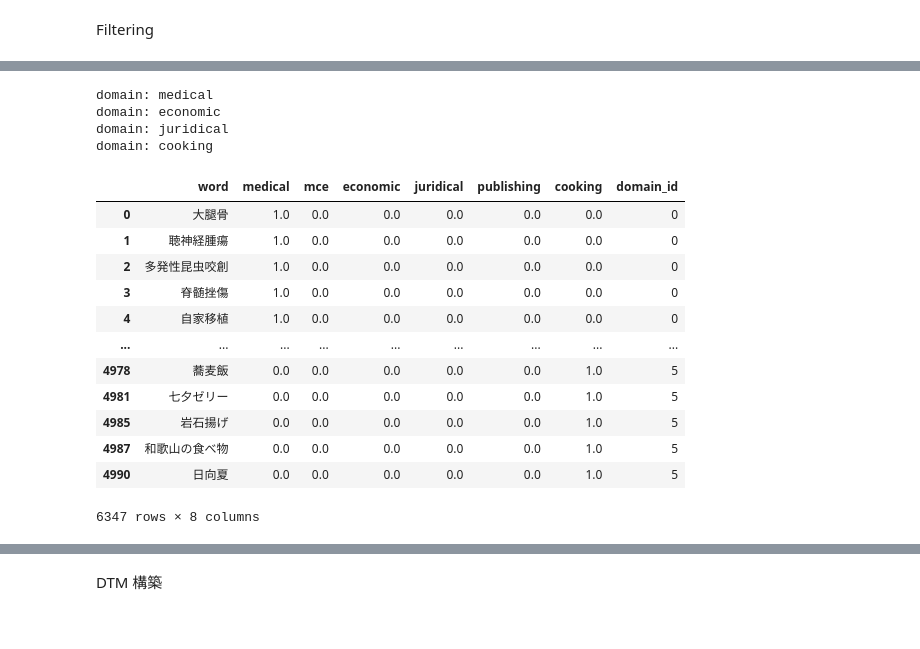
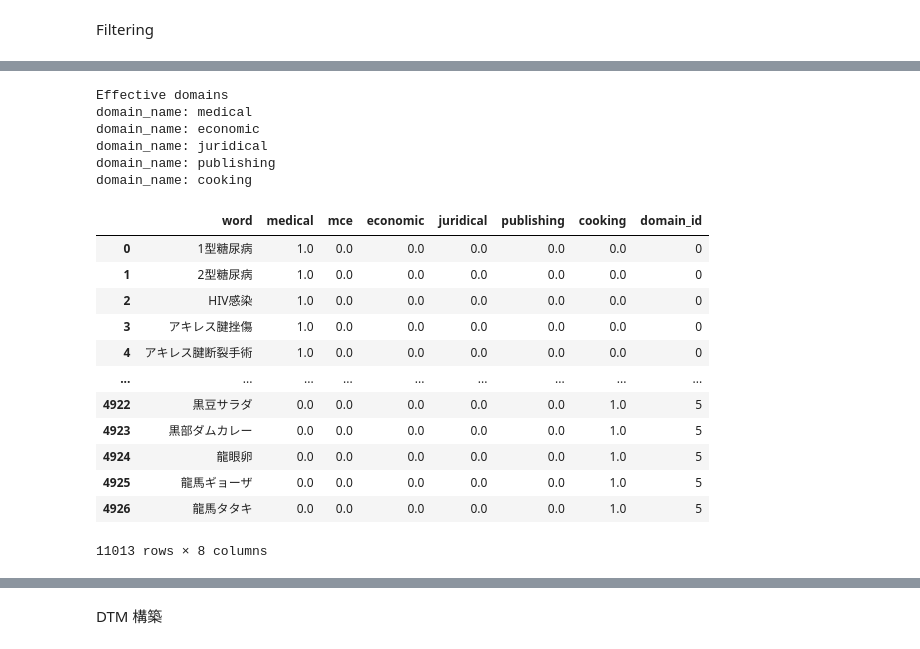
Before and after one commit to kow-k/LDA-mixed-terms, a Jupyter notebook: LDA-mixed-terms-standalone.ipynb, the cells around one changed output, grey strips where cells are left out. Saved outputs shown, nothing was run; the diff lists cells and outputs as text; code cells hidden in the pictures.

```diff
--- a/LDA-mixed-terms-standalone.ipynb
+++ b/LDA-mixed-terms-standalone.ipynb
@@ -194,11 +194,13 @@ for file in files_core:
     if "publishing" in str(file):
         d = pd.read_excel(file) # requires openpyxl to be installed
         d = d[d['local.id'] != None]
+        d = d[d['unique'] == 1] # 重複出現する語を除外
         d = d[d['sampled'] == 1]
         raw_dfs.append(d)
     else:
         d = pd.read_excel(file)
         d = d[d['local.id'] != None]
+        d = d[d['unique'] == 1] # 重複出現する語を除外
         raw_dfs.append(d) # requires openpyxl to be installed
 raw_dfs
 # %% [output]
@@ -248,10 +237,11 @@ df0
 # %%
 ## 追加ファイルの処理
 added_file = [ file for file in files if not file in files_core ][0]
+print(added_file)
 raw_juridic2 = pd.read_excel(added_file)
 
-## juridical の sampled=1 のみを選別
-raw_juridic2 = raw_juridic2[ raw_juridic2['sampled'] == 1 ]
+## juridical の sampled = 1 で unique = 1 の事例のみを選別
+raw_juridic2 = raw_juridic2[ (raw_juridic2['sampled'] == 1) & (raw_juridic2['unique'] == 1) ]
 raw_juridic2 = raw_juridic2[ target_vars ]
 
 ##
@@ -315,22 +313,14 @@ check = False
 domain_list = [ ]
 for i, row in df0.iterrows():
     if check:
-        print(f"{row['medical']}, {row['mce']}, {row['economic']},\
-              {row['juridical']}, {row['publishing']}, {row['cooking']}" )
-    if row['medical'] == 1:
-        domain_list.append(0)
-    elif row['mce'] == 1:
-        domain_list.append(1)
-    elif row['economic'] == 1 and row['juridical'] == 0: # 非排他性の分類に対応
-        domain_list.append(2)
-    elif row['juridical'] == 1 and row['economic'] == 0: # 非排他性の分類に対応
-        domain_list.append(3)
-    elif row['publishing'] == 1:
-        domain_list.append(4)
-    elif row['cooking'] == 1:
-        domain_list.append(5)
-    else:
-        domain_list.append(6)
+        print(f"{row['medical']}, {row['mce']}, {row['economic']}, {row['juridical']}, {row['publishing']}, {row['cooking']}" )
+    if   row['medical'] == 1:    domain_list.append(0)
+    elif row['mce'] == 1:        domain_list.append(1)
+    elif row['economic'] == 1:   domain_list.append(2)
+    elif row['juridical'] == 1:  domain_list.append(3)
+    elif row['publishing'] == 1: domain_list.append(4)
+    elif row['cooking'] == 1:    domain_list.append(5)
+    else:                        domain_list.append(6)
 #
 df0['domain_id'] = domain_list
 
@@ -349,27 +342,33 @@ Name: count, dtype: int64
+# %%
+## 重複の削除
+df0 = df0.drop_duplicates(subset = [doc_type], keep = 'first')
 # %%
 ## 分野の事例数の確認
+print(f"Effective domains")
 S = [ ]
-for domain in selected_domains.keys():
-    print(f"domain: {domain}")
-    S.append(df0[df0[domain] == 1])
-
+for domain_name in selected_domains.keys():
+    print(f"domain_name: {domain_name}")
+    S.append(df0[df0[domain_name] == 1])
+#
 df0 = pd.concat(S, axis = 0)
 df0
 # %% [output]
-domain: medical
-domain: economic
-domain: juridical
-domain: cooking
+Effective domains
+domain_name: medical
+domain_name: economic
+domain_name: juridical
+domain_name: publishing
+domain_name: cooking
 |  | word | medical | mce | economic | juridical | publishing | cooking | domain_id |
-| 0 | 大腿骨 | 1.0 | 0.0 | 0.0 | 0.0 | 0.0 | 0.0 | 0 |
-| 1 | 聴神経腫瘍 | 1.0 | 0.0 | 0.0 | 0.0 | 0.0 | 0.0 | 0 |
-| 2 | 多発性昆虫咬創 | 1.0 | 0.0 | 0.0 | 0.0 | 0.0 | 0.0 | 0 |
-| 3 | 脊髄挫傷 | 1.0 | 0.0 | 0.0 | 0.0 | 0.0 | 0.0 | 0 |
-| 4 | 自家移植 | 1.0 | 0.0 | 0.0 | 0.0 | 0.0 | 0.0 | 0 |
+| 0 | 1型糖尿病 | 1.0 | 0.0 | 0.0 | 0.0 | 0.0 | 0.0 | 0 |
+| 1 | 2型糖尿病 | 1.0 | 0.0 | 0.0 | 0.0 | 0.0 | 0.0 | 0 |
+| 2 | HIV感染 | 1.0 | 0.0 | 0.0 | 0.0 | 0.0 | 0.0 | 0 |
+| 3 | アキレス腱挫傷 | 1.0 | 0.0 | 0.0 | 0.0 | 0.0 | 0.0 | 0 |
+| 4 | アキレス腱断裂手術 | 1.0 | 0.0 | 0.0 | 0.0 | 0.0 | 0.0 | 0 |
 | ... | ... | ... | ... | ... | ... | ... | ... | ... |
-| 4978 | 蕎麦飯 | 0.0 | 0.0 | 0.0 | 0.0 | 0.0 | 1.0 | 5 |
-| 4981 | 七夕ゼリー | 0.0 | 0.0 | 0.0 | 0.0 | 0.0 | 1.0 | 5 |
-| 4985 | 岩石揚げ | 0.0 | 0.0 | 0.0 | 0.0 | 0.0 | 1.0 | 5 |
-| 4987 | 和歌山の食べ物 | 0.0 | 0.0 | 0.0 | 0.0 | 0.0 | 1.0 | 5 |
-| 4990 | 日向夏 | 0.0 | 0.0 | 0.0 | 0.0 | 0.0 | 1.0 | 5 |
+| 4922 | 黒豆サラダ | 0.0 | 0.0 | 0.0 | 0.0 | 0.0 | 1.0 | 5 |
+| 4923 | 黒部ダムカレー | 0.0 | 0.0 | 0.0 | 0.0 | 0.0 | 1.0 | 5 |
+| 4924 | 龍眼卵 | 0.0 | 0.0 | 0.0 | 0.0 | 0.0 | 1.0 | 5 |
+| 4925 | 龍馬ギョーザ | 0.0 | 0.0 | 0.0 | 0.0 | 0.0 | 1.0 | 5 |
+| 4926 | 龍馬タタキ | 0.0 | 0.0 | 0.0 | 0.0 | 0.0 | 1.0 | 5 |
-6347 rows × 8 columns
+11013 rows × 8 columns
```
Also changed, not shown: parts of 55 cells of this notebook, 1 other file.
